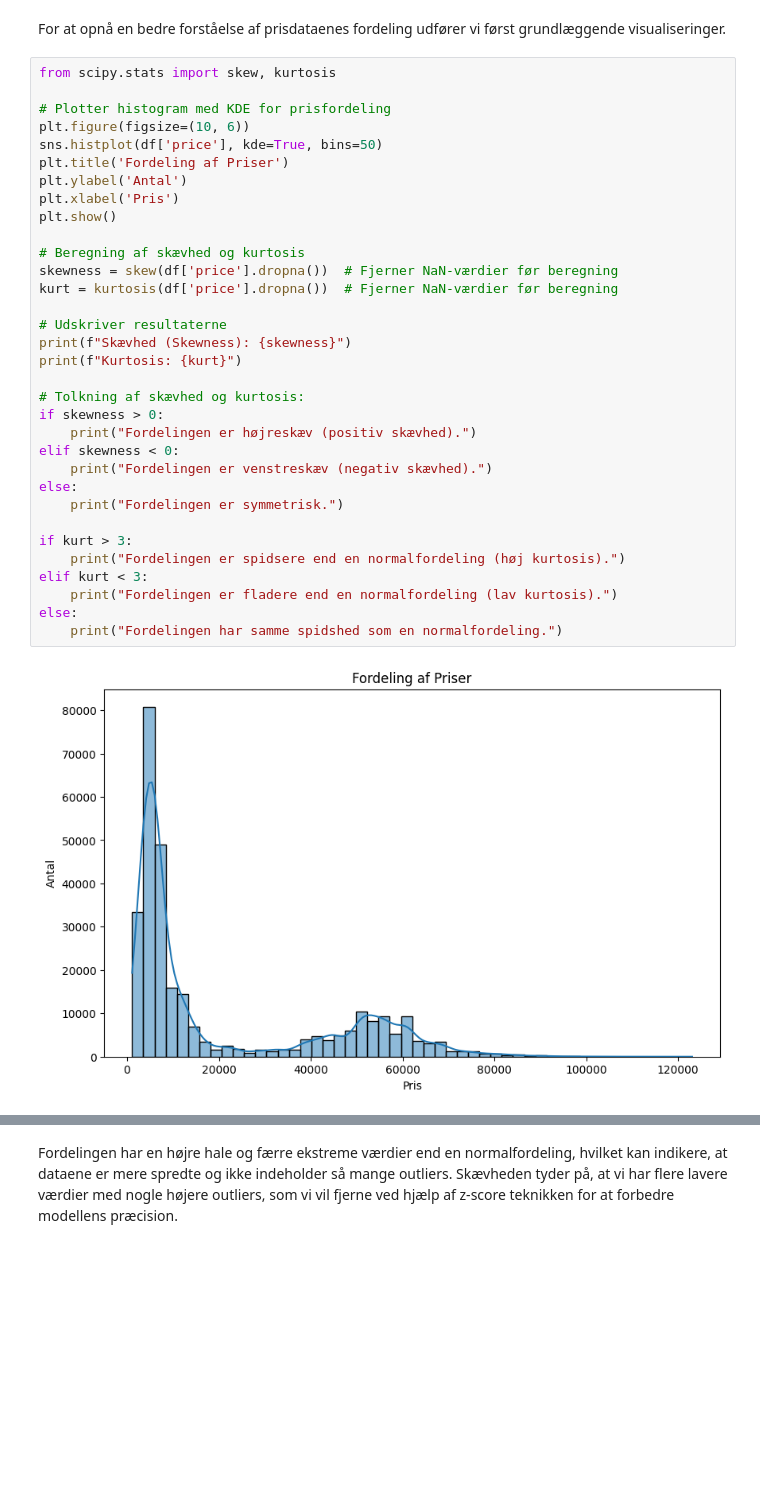
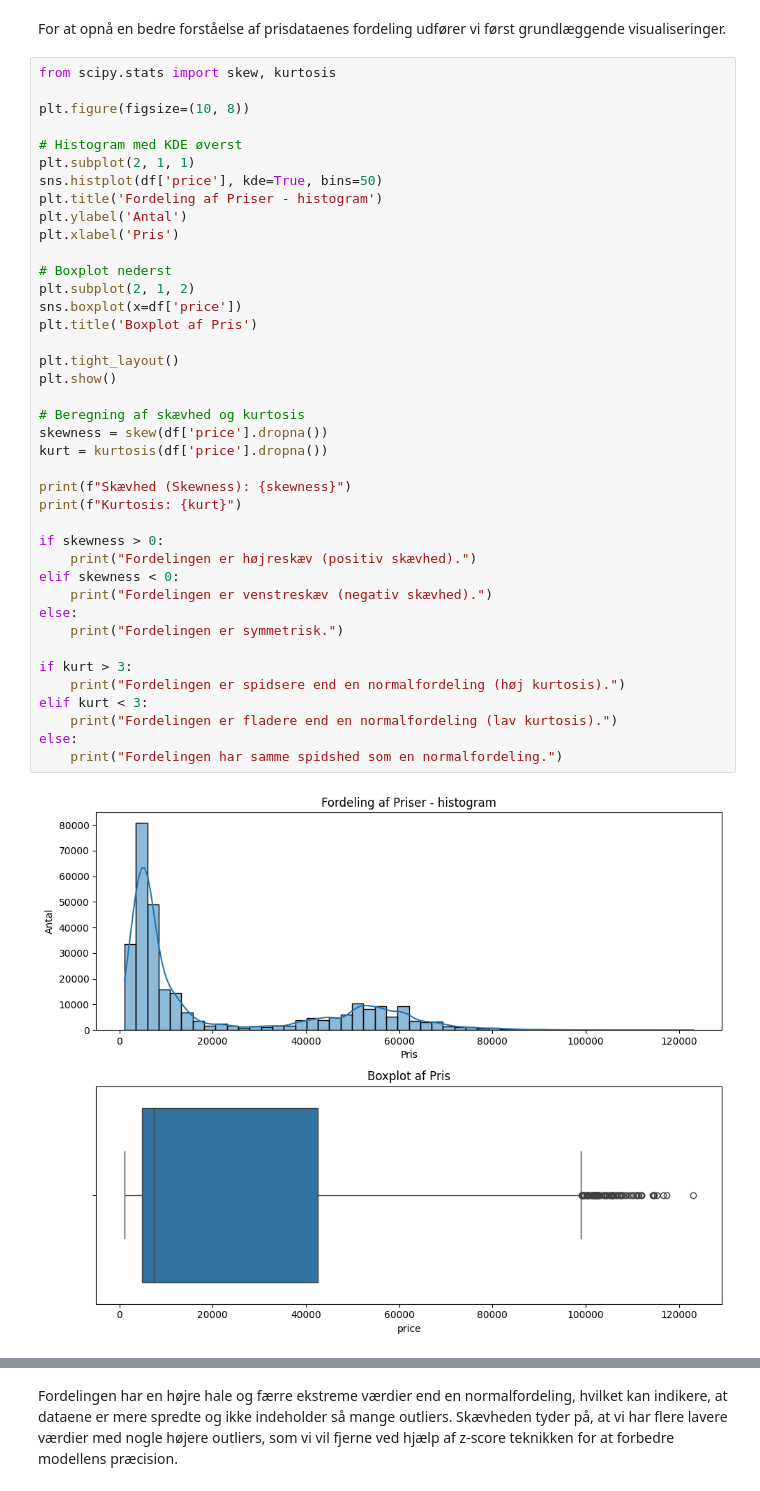
Before and after one commit to AllanChandler/BI-Exam, a Jupyter notebook: Notebook/Flight_Price_Prediction.ipynb, the cells around one changed output, grey strips where cells are left out. Saved outputs shown, nothing was run; the diff lists cells and outputs as text; blank space fills up the shorter version.

```diff
--- a/Notebook/Flight_Price_Prediction.ipynb
+++ b/Notebook/Flight_Price_Prediction.ipynb
@@ -164,38 +164,45 @@ For at opnå en bedre forståelse af prisdataenes fordeling udfører vi først g
 # %%
 from scipy.stats import skew, kurtosis
 
-# Plotter histogram med KDE for prisfordeling
-plt.figure(figsize=(10, 6))
+plt.figure(figsize=(10, 8))
+
+# Histogram med KDE øverst
+plt.subplot(2, 1, 1)
 sns.histplot(df['price'], kde=True, bins=50)
-plt.title('Fordeling af Priser')
+plt.title('Fordeling af Priser - histogram')
 plt.ylabel('Antal')
 plt.xlabel('Pris')
+
+# Boxplot nederst
+plt.subplot(2, 1, 2)
+sns.boxplot(x=df['price'])
+plt.title('Boxplot af Pris')
+
+plt.tight_layout()
 plt.show()
 
 # Beregning af skævhed og kurtosis
-skewness = skew(df['price'].dropna())  # Fjerner NaN-værdier før beregning
-kurt = kurtosis(df['price'].dropna())  # Fjerner NaN-værdier før beregning
+skewness = skew(df['price'].dropna())
+kurt = kurtosis(df['price'].dropna())
 
-# Udskriver resultaterne
 print(f"Skævhed (Skewness): {skewness}")
 print(f"Kurtosis: {kurt}")
 
-# Tolkning af skævhed og kurtosis:
 if skewness > 0:
     print("Fordelingen er højreskæv (positiv skævhed).")
 elif skewness < 0:
     print("Fordelingen er venstreskæv (negativ skævhed).")
 else:
     print("Fordelingen er symmetrisk.")
 
 if kurt > 3:
     print("Fordelingen er spidsere end en normalfordeling (høj kurtosis).")
 elif kurt < 3:
     print("Fordelingen er fladere end en normalfordeling (lav kurtosis).")
 else:
     print("Fordelingen har samme spidshed som en normalfordeling.")
 # %% [output]
-[figure, old version]
+[figure, new version]
 Skævhed (Skewness): 1.0613719490179376
 Kurtosis: -0.3963061069535949
 Fordelingen er højreskæv (positiv skævhed).
```
Also changed, not shown: parts of 2 cells of this notebook.
